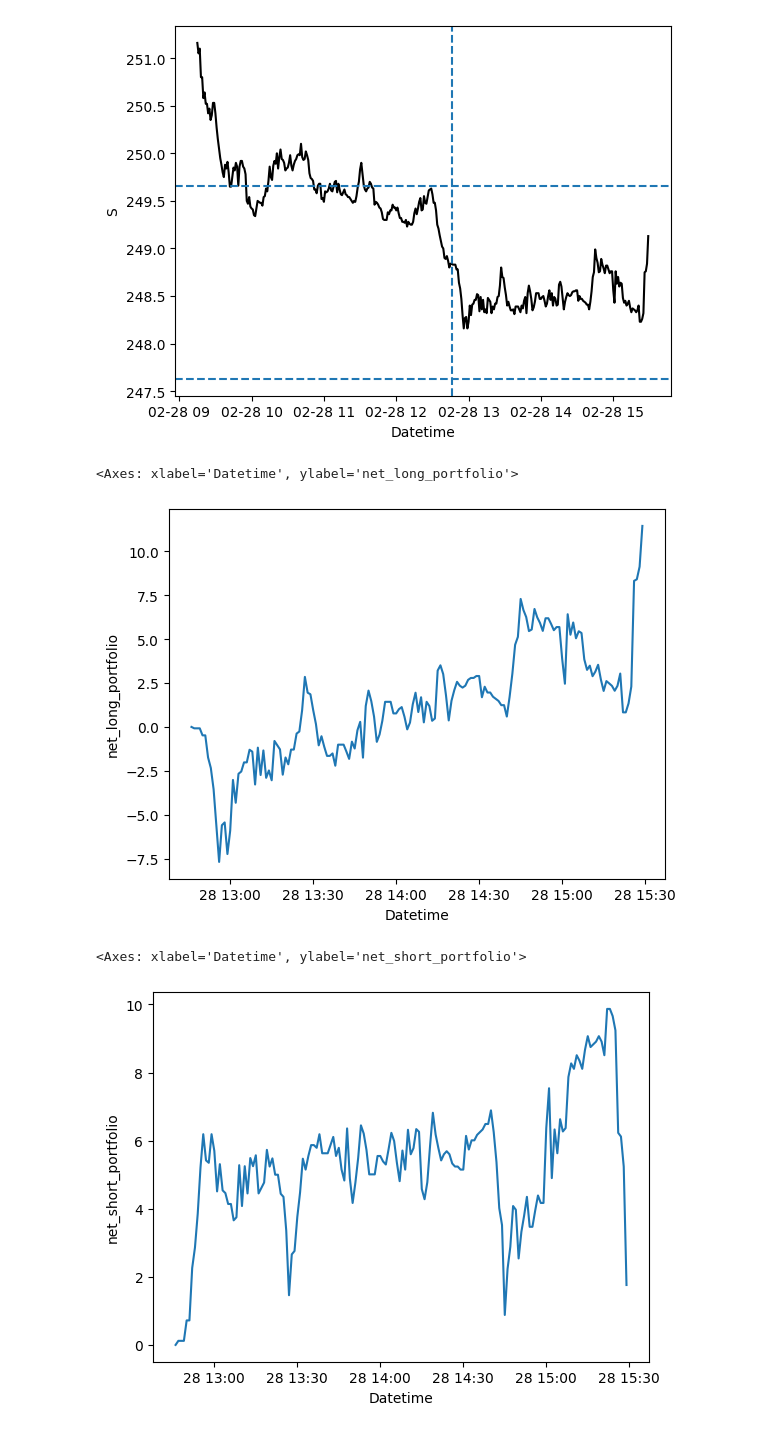
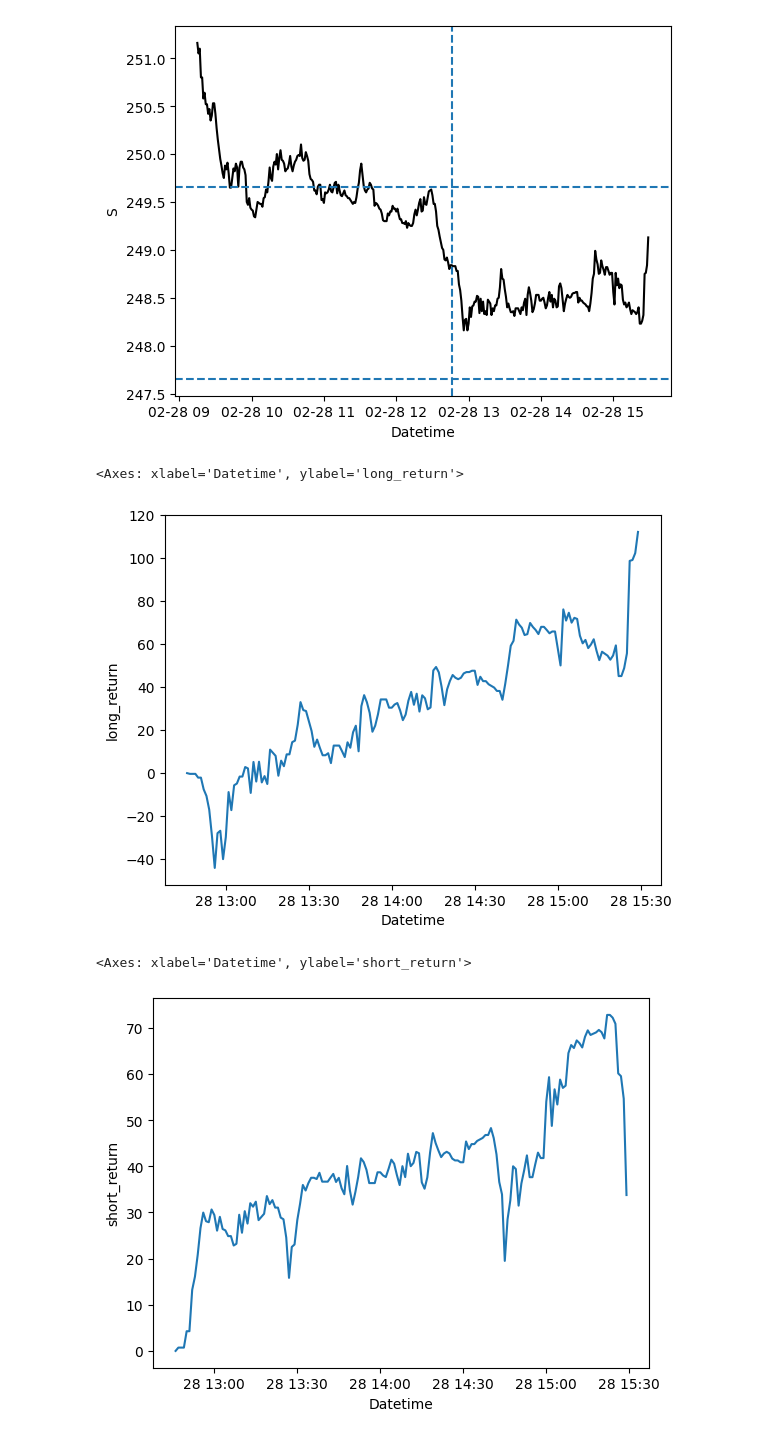
Before and after one commit to vkthakur90/AI_Applications, a Jupyter notebook: Performace_Enhanced_Auto_Regreesion_v2.ipynb, the cells around one changed output. Cells and saved outputs as stored; diff of their text form; code cells hidden in the pictures.

```diff
--- a/Performace_Enhanced_Auto_Regreesion_v2.ipynb
+++ b/Performace_Enhanced_Auto_Regreesion_v2.ipynb
@@ -360,12 +365,12 @@ plt.axvline(entity['monte_carlo_quantiles'].index[0], linestyle = '--')
 <matplotlib.lines.Line2D at 0x...>
 [figure]
 # %%
-sns.lineplot(x = 'Datetime', y = 'net_long_portfolio', data = entity['strategy'].reset_index())
+sns.lineplot(x = 'Datetime', y = 'long_return', data = entity['strategy'].reset_index())
 # %% [output]
-<Axes: xlabel='Datetime', ylabel='net_long_portfolio'>
+<Axes: xlabel='Datetime', ylabel='long_return'>
-[figure, old version]
+[figure, new version]
 # %%
-sns.lineplot(x = 'Datetime', y = 'net_short_portfolio', data = entity['strategy'].reset_index())
+sns.lineplot(x = 'Datetime', y = 'short_return', data = entity['strategy'].reset_index())
 # %% [output]
-<Axes: xlabel='Datetime', ylabel='net_short_portfolio'>
+<Axes: xlabel='Datetime', ylabel='short_return'>
-[figure, old version]
+[figure, new version]
```
Also changed, not shown: parts of 12 cells of this notebook.
